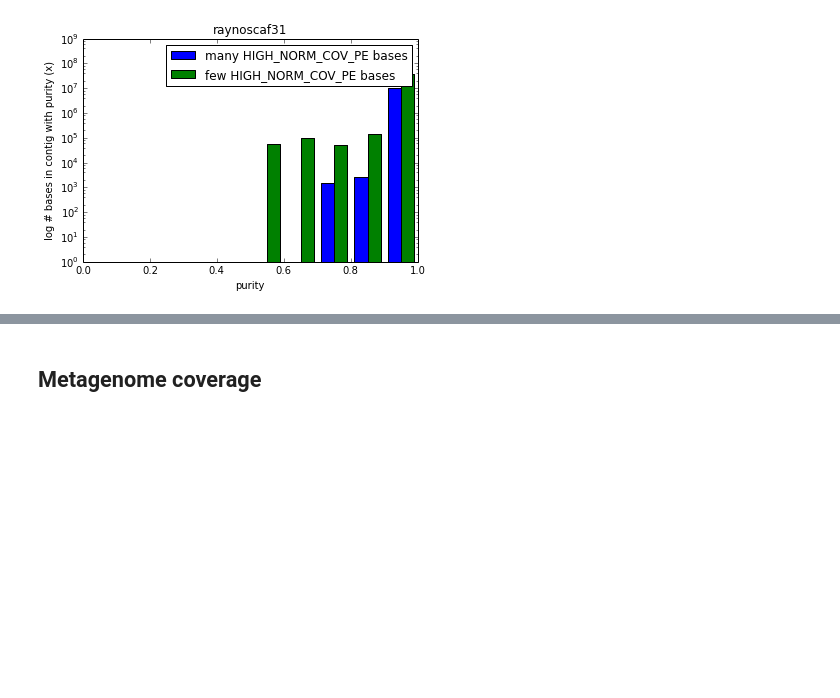
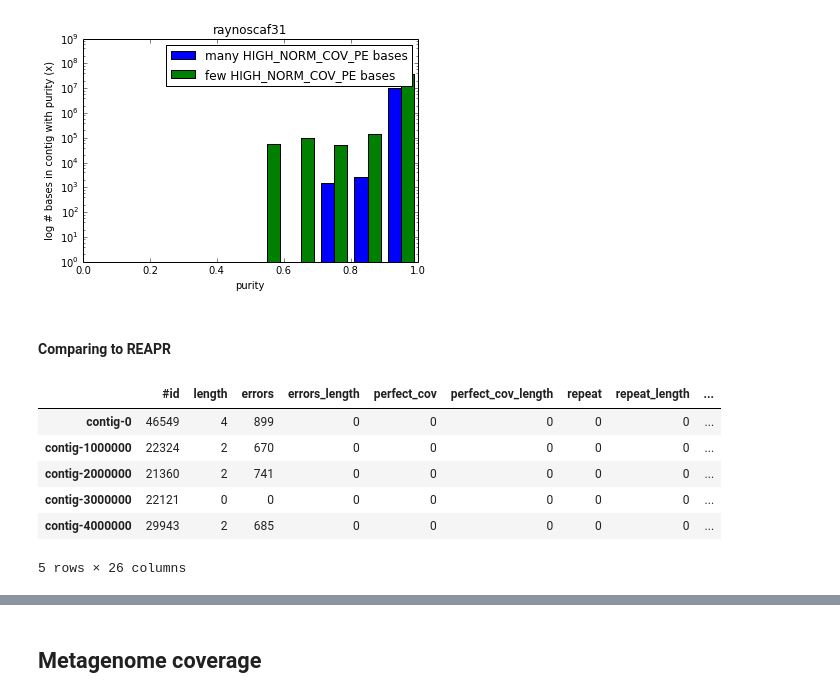
Before and after one commit to alneberg/masmvali-publication, a Jupyter notebook: notebooks/LIMS1884-filtered-pairs-assemblies-2.ipynb, the cells around one changed output, grey strips where cells are left out. Saved outputs shown, nothing was run; the diff lists cells and outputs as text; code cells hidden in the pictures; blank space fills up the shorter version.

```diff
--- a/notebooks/LIMS1884-filtered-pairs-assemblies-2.ipynb
+++ b/notebooks/LIMS1884-filtered-pairs-assemblies-2.ipynb
@@ -344,3 +344,20 @@ ax.set_xlim(0.0, 1.0)
 # %% [output]
 (0.0, 1.0)
 [figure]
+# %% [markdown]
+#### Comparing to REAPR
+# %%
+#rns31_path = "/media/milou/glob/projects/masmvali-partdeux/reassembly-filtered-reads/Sample_1ng_even/metassemble/assemblies/ray/noscaf/noscaf_31/"
+rns31_path = "/Users/johannesalneberg/Desktop/milou_proj/nobackup/projects/metassemble_validation/LIMS1884_even/REAPR/assemblies/ray/noscaf/noscaf_31/"
+# The converter changes the renamed contings back to the original name
+creapr = pd.read_table(os.path.join(rns31_path, "reapr_out/05.summary.stats.tsv"),
+                       converters = {0: lambda x: "-".join(x.split('_')[0:2])}).sort("contig")
+creapr.head()
+# %% [output]
+|  | #id | length | errors | errors_length | perfect_cov | perfect_cov_length | repeat | repeat_length | ... |
+| contig-0 | 46549 | 4 | 899 | 0 | 0 | 0 | 0 | 0 | ... |
+| contig-1000000 | 22324 | 2 | 670 | 0 | 0 | 0 | 0 | 0 | ... |
+| contig-2000000 | 21360 | 2 | 741 | 0 | 0 | 0 | 0 | 0 | ... |
+| contig-3000000 | 22121 | 0 | 0 | 0 | 0 | 0 | 0 | 0 | ... |
+| contig-4000000 | 29943 | 2 | 685 | 0 | 0 | 0 | 0 | 0 | ... |
+5 rows × 26 columns
```
Also changed, not shown: parts of 5 cells of this notebook.
